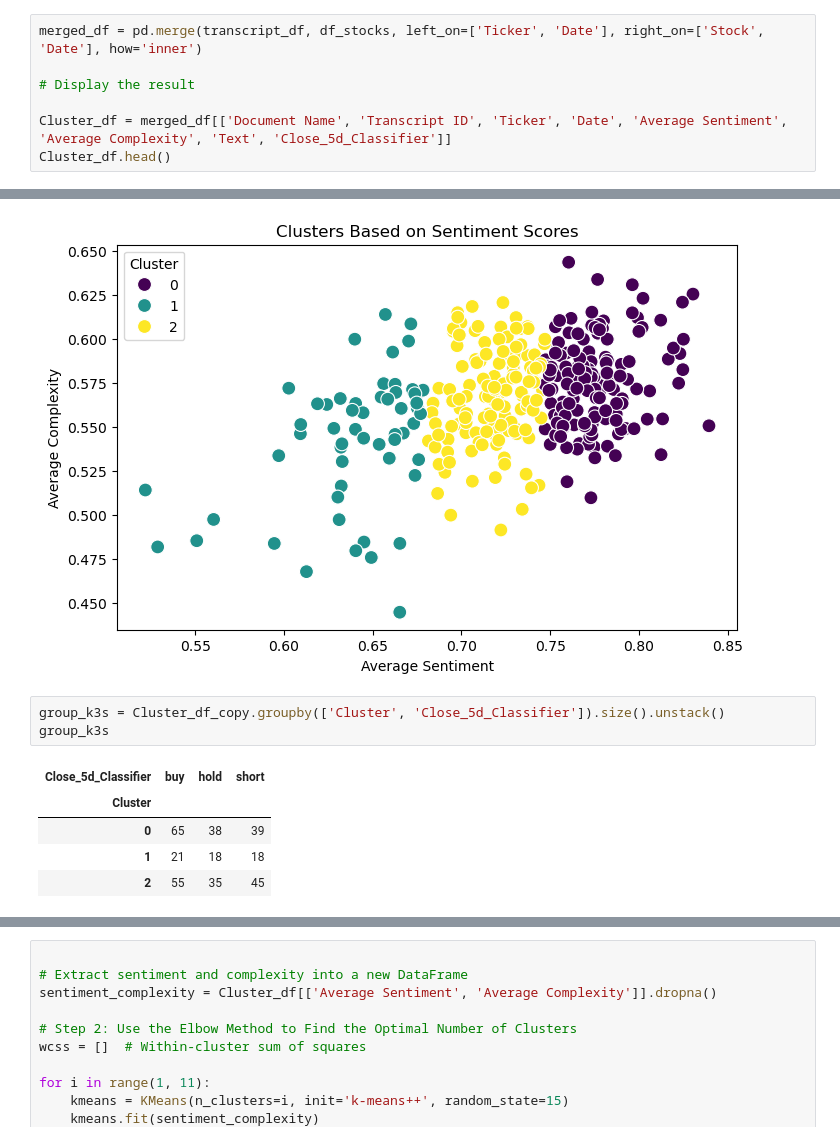
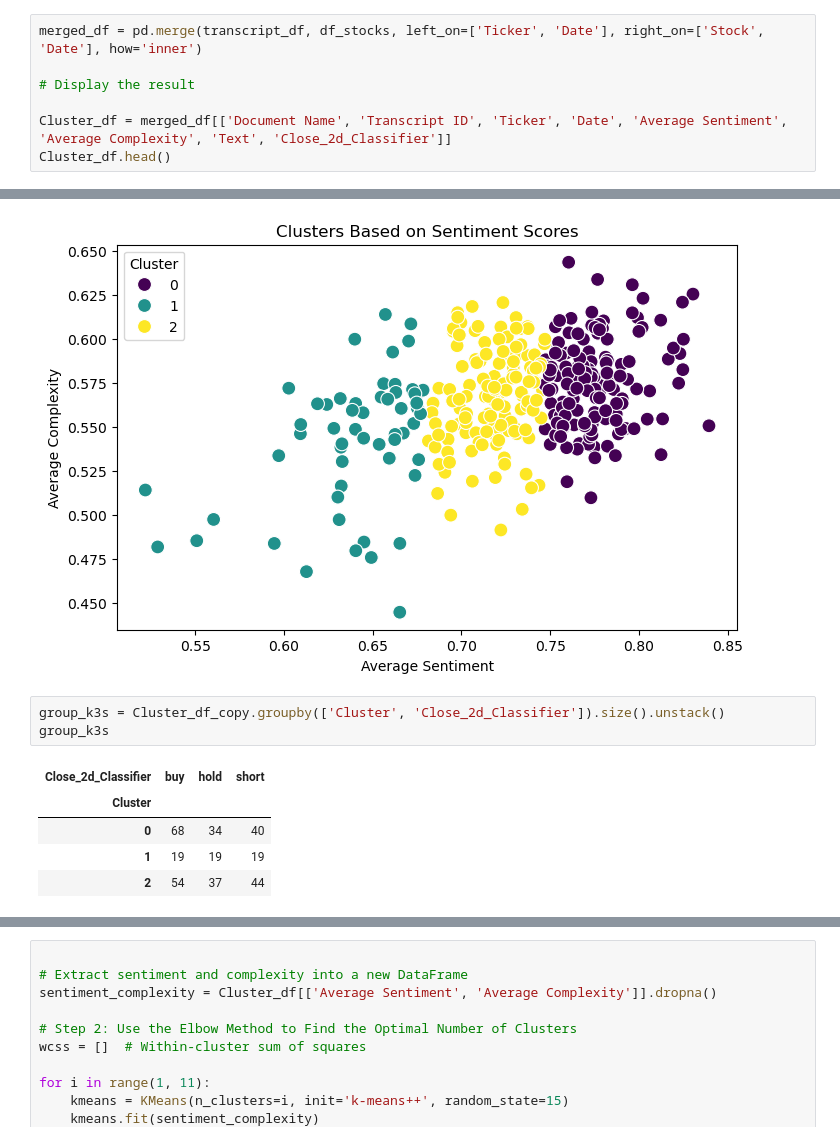
Before and after one commit to biagi0/Unstructured_Data_Projects, a Jupyter notebook: Final_Project/Sentiment_Cluster.ipynb, the cells around one changed output, grey strips where cells are left out. Saved outputs shown, nothing was run; the diff lists cells and outputs as text.

```diff
--- a/Final_Project/Sentiment_Cluster.ipynb
+++ b/Final_Project/Sentiment_Cluster.ipynb
@@ -380,7 +382,7 @@ merged_df = pd.merge(transcript_df, df_stocks, left_on=['Ticker', 'Date'], right
 
 # Display the result
 
-Cluster_df = merged_df[['Document Name', 'Transcript ID', 'Ticker', 'Date', 'Average Sentiment', 'Average Complexity', 'Text', 'Close_5d_Classifier']]
+Cluster_df = merged_df[['Document Name', 'Transcript ID', 'Ticker', 'Date', 'Average Sentiment', 'Average Complexity', 'Text', 'Close_2d_Classifier']]
 Cluster_df.head()
 # %% [output]
 |  | Document Name | Transcript ID | Ticker | Date | Average Sentiment | Average Complexity | Text | ... |
@@ -508,12 +512,12 @@ plt.show()
 [figure]
 [figure]
 # %%
-group_k3s = Cluster_df_copy.groupby(['Cluster', 'Close_5d_Classifier']).size().unstack()
+group_k3s = Cluster_df_copy.groupby(['Cluster', 'Close_2d_Classifier']).size().unstack()
 group_k3s
 # %% [output]
-| Close_5d_Classifier | buy | hold | short |
+| Close_2d_Classifier | buy | hold | short |
 | Cluster |  |  |  |
-| 0 | 65 | 38 | 39 |
-| 1 | 21 | 18 | 18 |
-| 2 | 55 | 35 | 45 |
+| 0 | 68 | 34 | 40 |
+| 1 | 19 | 19 | 19 |
+| 2 | 54 | 37 | 44 |
 # %%
```
Also changed, not shown: parts of 31 cells of this notebook.
